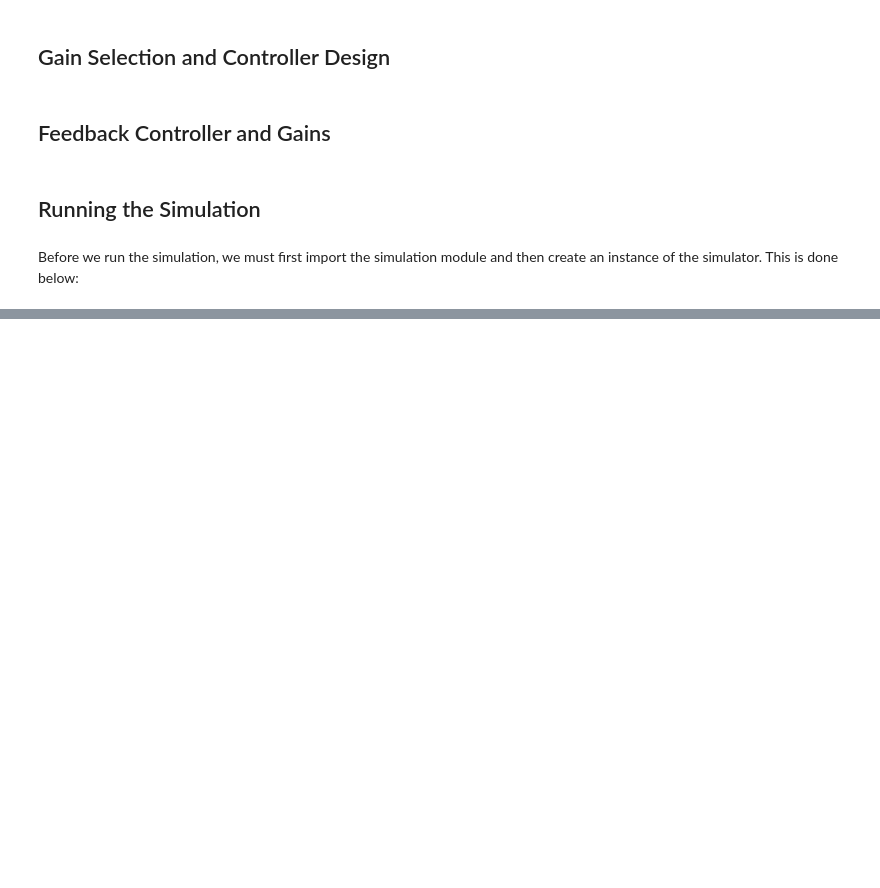
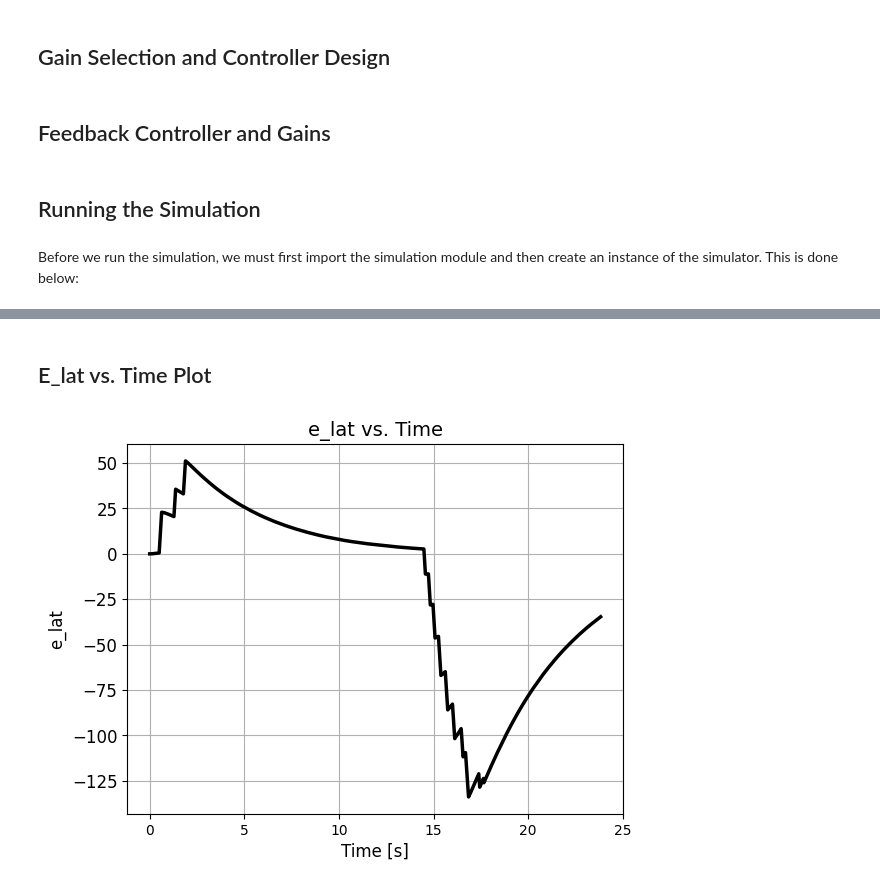
Before and after one commit to Amateja2/ae353-fa24, a Jupyter notebook: 02_Segbot/GenerateResults.ipynb, the cells around one changed output, grey strips where cells are left out. Saved outputs shown, nothing was run; the diff lists cells and outputs as text; code cells hidden in the pictures; blank space fills up the shorter version.

```diff
--- a/02_Segbot/GenerateResults.ipynb
+++ b/02_Segbot/GenerateResults.ipynb
@@ -239,0 +253,14 @@ plt.show()
+# %% [markdown]
+## E_lat vs. Time Plot
+# %%
+# Create a plot of the pitch angle versus time on the first plot
+plt.plot(data['time'], 180.*np.array(data['e_lat'])/np.pi, c='k', lw=2.5)
+plt.ylabel("e_lat", fontsize=12)
+plt.xlabel("Time [s]", fontsize=12)
+plt.tick_params(axis='y', labelsize=12)
+plt.title("e_lat vs. Time", fontsize=14)
+plt.grid()
+
+plt.show()
+# %% [output]
+[figure, added]
```
Also changed, not shown: parts of 11 cells of this notebook.
